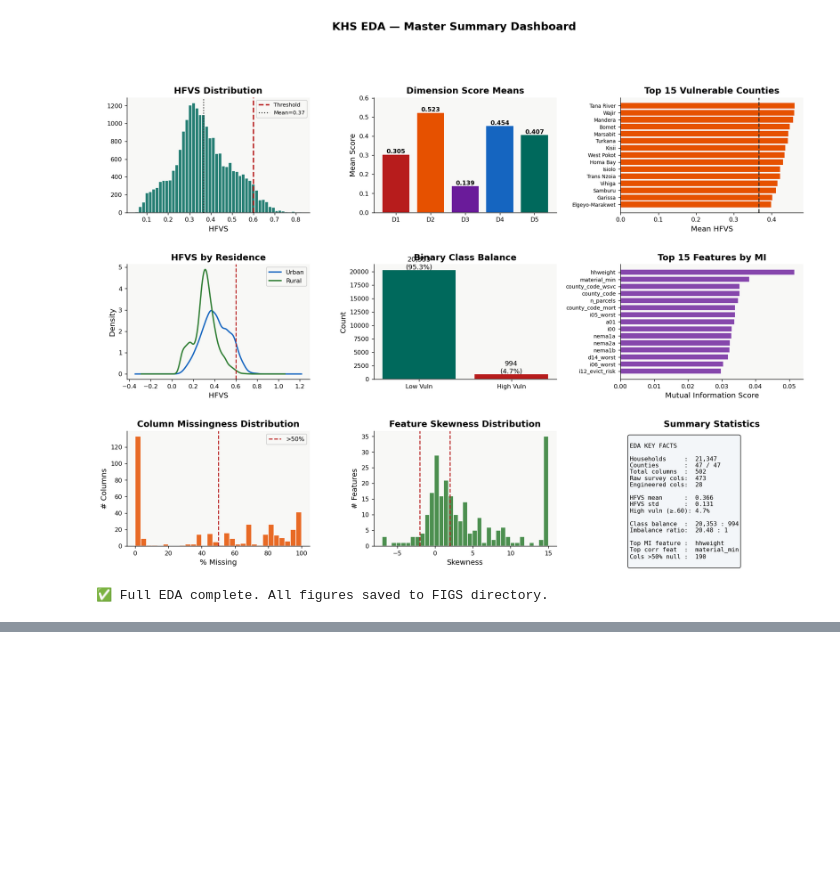
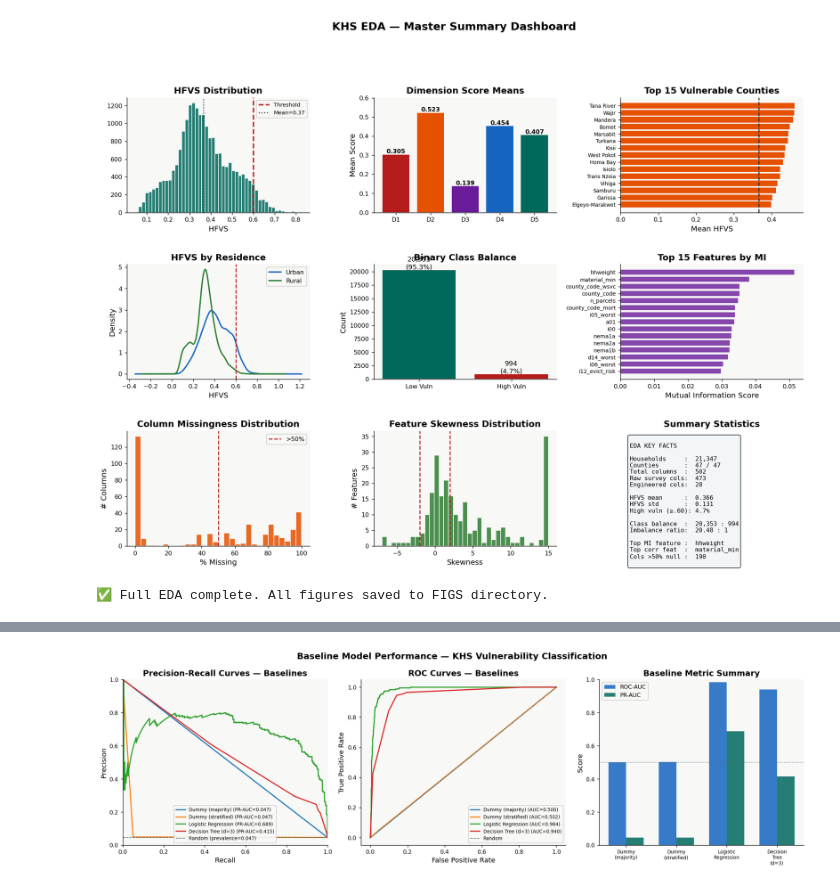
Before and after one commit to VAL-Jerono/KHS_housing_dissertation, a Jupyter notebook: exploration.ipynb, the cells around one changed output, grey strips where cells are left out. Saved outputs shown, nothing was run; the diff lists cells and outputs as text; code cells hidden in the pictures; blank space fills up the shorter version.

Commit message:
Modeling

```diff
--- a/exploration.ipynb
+++ b/exploration.ipynb
@@ -3419,0 +3435,5 @@ print("\n✅ Full EDA complete. All figures saved to FIGS directory.")
+# %%
+# CELL 1 — Imports & Paths
+
+df_raw = pd.read_parquet(MODS / 'master_hfvs_v4.parquet')
+print(f"✓ Loaded master_hfvs_v4  →  {df_raw.shape[0]:,} rows × {df_raw.shape[1]:,} cols")
@@ -3419,0 +4263,59 @@ print("\n✅ Full EDA complete. All figures saved to FIGS directory.")
+# %%
+
+# ─────────────────────────────────────────────────────────────────────────────
+# CELL 13 — Baseline Visualisation
+# ─────────────────────────────────────────────────────────────────────────────
+
+fig, axes = plt.subplots(1, 3, figsize=(16, 5))
+
+# ── Left: PR curves for all baselines ────────────────────────────────────────
+for name, model in baselines.items():
+    use_scaled = 'Logistic' in name
+    Xte = X_test_sc if use_scaled else X_test
+    proba = model.predict_proba(Xte)[:, 1]
+    prec, rec, _ = precision_recall_curve(y_test, proba)
+    prap = baseline_results[name]['pr_auc']
+    axes[0].plot(rec, prec, lw=1.8, label=f"{name} (PR-AUC={prap:.3f})")
+
+axes[0].axhline(y_train.mean(), color=GRAY, linestyle='--', lw=1,
+                label=f"Random (prevalence={y_train.mean():.3f})")
+axes[0].set_xlabel("Recall"); axes[0].set_ylabel("Precision")
+axes[0].set_title("Precision-Recall Curves — Baselines")
+axes[0].legend(fontsize=7.5)
+axes[0].set_xlim(0, 1); axes[0].set_ylim(0, 1)
+
+# ── Centre: ROC curves ────────────────────────────────────────────────────────
+from sklearn.metrics import roc_curve
+for name, model in baselines.items():
+    use_scaled = 'Logistic' in name
+    Xte = X_test_sc if use_scaled else X_test
+    proba = model.predict_proba(Xte)[:, 1]
+    fpr, tpr, _ = roc_curve(y_test, proba)
+    roc = baseline_results[name]['roc_auc']
+    axes[1].plot(fpr, tpr, lw=1.8, label=f"{name} (AUC={roc:.3f})")
+
+axes[1].plot([0,1],[0,1], color=GRAY, linestyle='--', lw=1, label='Random')
+axes[1].set_xlabel("False Positive Rate"); axes[1].set_ylabel("True Positive Rate")
+axes[1].set_title("ROC Curves — Baselines")
+axes[1].legend(fontsize=7.5)
+
+# ── Right: metric summary bar ─────────────────────────────────────────────────
+model_names = list(baseline_results.keys())
+pr_aucs = [baseline_results[n]['pr_auc'] for n in model_names]
+roc_aucs = [baseline_results[n]['roc_auc'] for n in model_names]
+x = np.arange(len(model_names)); width = 0.35
+axes[2].bar(x - width/2, roc_aucs, width, label='ROC-AUC', color=BLUE,   alpha=0.85)
+axes[2].bar(x + width/2, pr_aucs,  width, label='PR-AUC',  color=TEAL,   alpha=0.85)
+axes[2].set_xticks(x)
+axes[2].set_xticklabels([n.replace(' ', '\n') for n in model_names], fontsize=7.5)
+axes[2].set_ylabel("Score"); axes[2].set_title("Baseline Metric Summary")
+axes[2].legend(); axes[2].set_ylim(0, 1)
+axes[2].axhline(0.5, color=GRAY, linestyle=':', lw=1)
+
+plt.suptitle("Baseline Model Performance — KHS Vulnerability Classification",
+             fontsize=14, fontweight='700')
+plt.tight_layout()
+plt.savefig(FIGS / 'prep01_baselines.png', dpi=130, bbox_inches='tight')
+plt.show()
+# %% [output]
+[figure, added]
```
Also changed, not shown: parts of 18 cells of this notebook.
